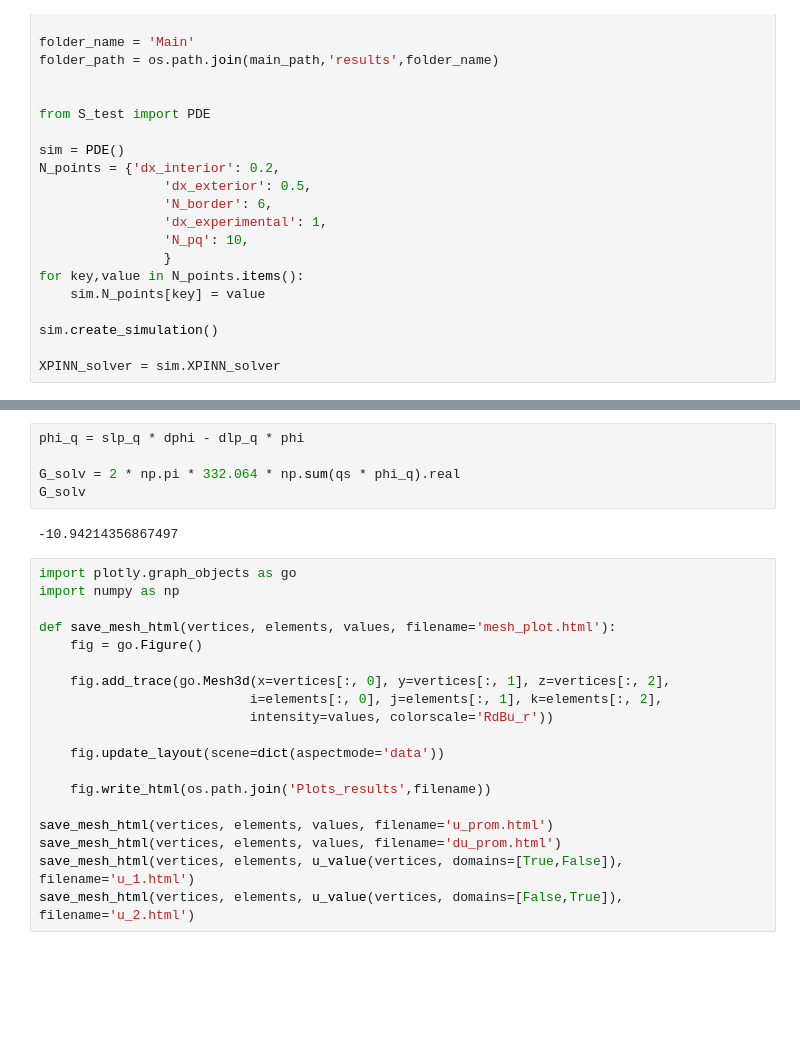
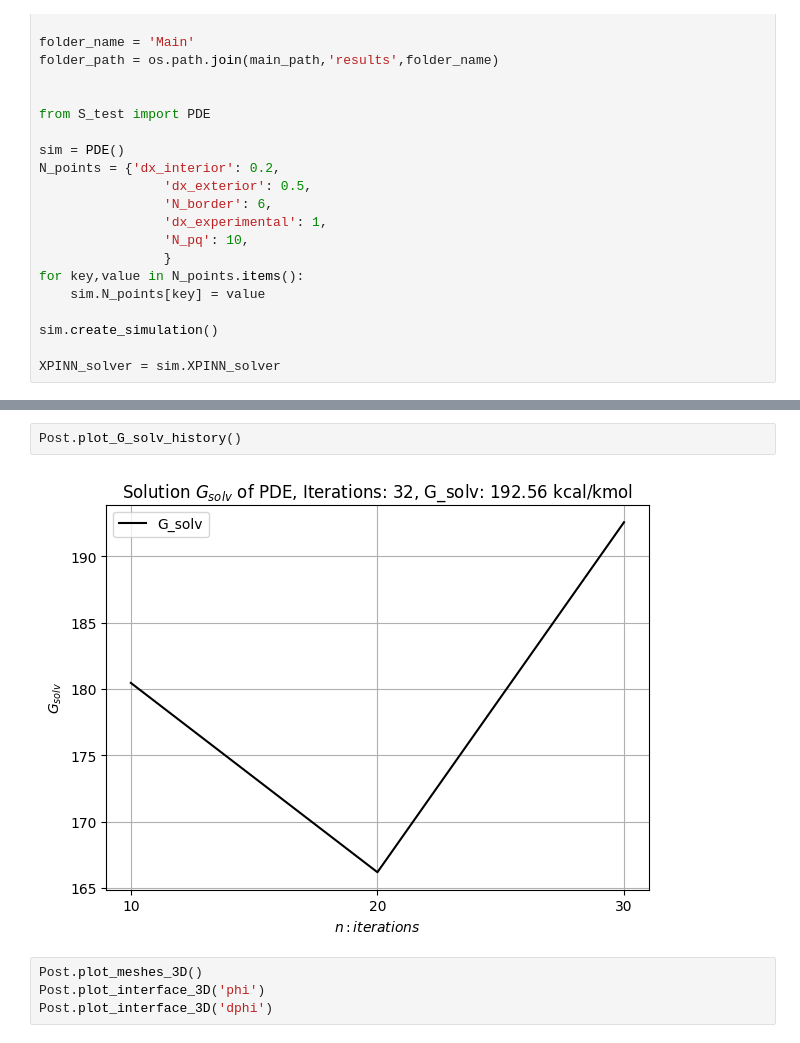
Before and after one commit to MartinAchondo/XPPBE, a Jupyter notebook: code/Post/post_dev.ipynb, the cells around one changed output, grey strips where cells are left out. Saved outputs shown, nothing was run; the diff lists cells and outputs as text; blank space fills up the shorter version.

```diff
--- a/code/Post/post_dev.ipynb
+++ b/code/Post/post_dev.ipynb
@@ -140,29 +75,11 @@ dphi = bempp.api.GridFunction(space, coefficients=du_values)
-# %%
-phi_q = slp_q * dphi - dlp_q * phi
-
-G_solv = 2 * np.pi * 332.064 * np.sum(qs * phi_q).real
-G_solv
-# %% [output]
--10.94214356867497
-# %%
-import plotly.graph_objects as go
-import numpy as np
-
-def save_mesh_html(vertices, elements, values, filename='mesh_plot.html'):
-    fig = go.Figure()
-
-    fig.add_trace(go.Mesh3d(x=vertices[:, 0], y=vertices[:, 1], z=vertices[:, 2],
-                           i=elements[:, 0], j=elements[:, 1], k=elements[:, 2],
-                           intensity=values, colorscale='RdBu_r'))
-
-    fig.update_layout(scene=dict(aspectmode='data'))
-
-    fig.write_html(os.path.join('Plots_results',filename))
-
-save_mesh_html(vertices, elements, values, filename='u_prom.html')
-save_mesh_html(vertices, elements, values, filename='du_prom.html')
-save_mesh_html(vertices, elements, u_value(vertices, domains=[True,False]), filename='u_1.html')
-save_mesh_html(vertices, elements, u_value(vertices, domains=[False,True]), filename='u_2.html')
+# %%
+Post.plot_G_solv_history()
+# %% [output]
+[figure, added]
+# %%
+Post.plot_meshes_3D()
+Post.plot_interface_3D('phi')
+Post.plot_interface_3D('dphi')
 # %%
 Post.plot_loss_history()
 # %% [output]
```
Also changed, not shown: parts of 9 cells of this notebook, 17 other files.
